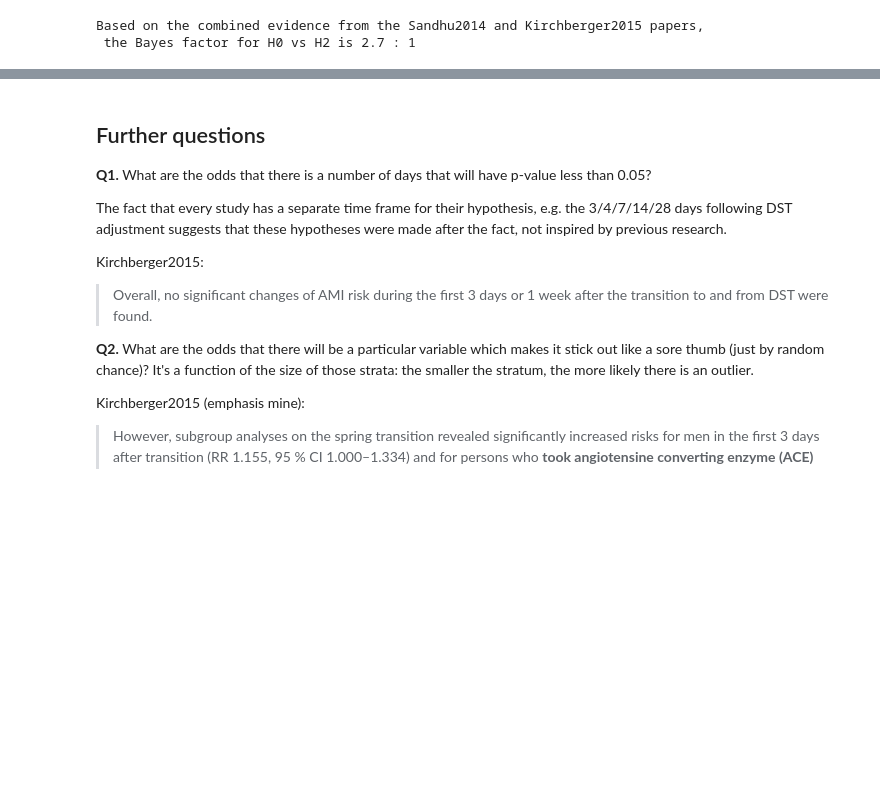
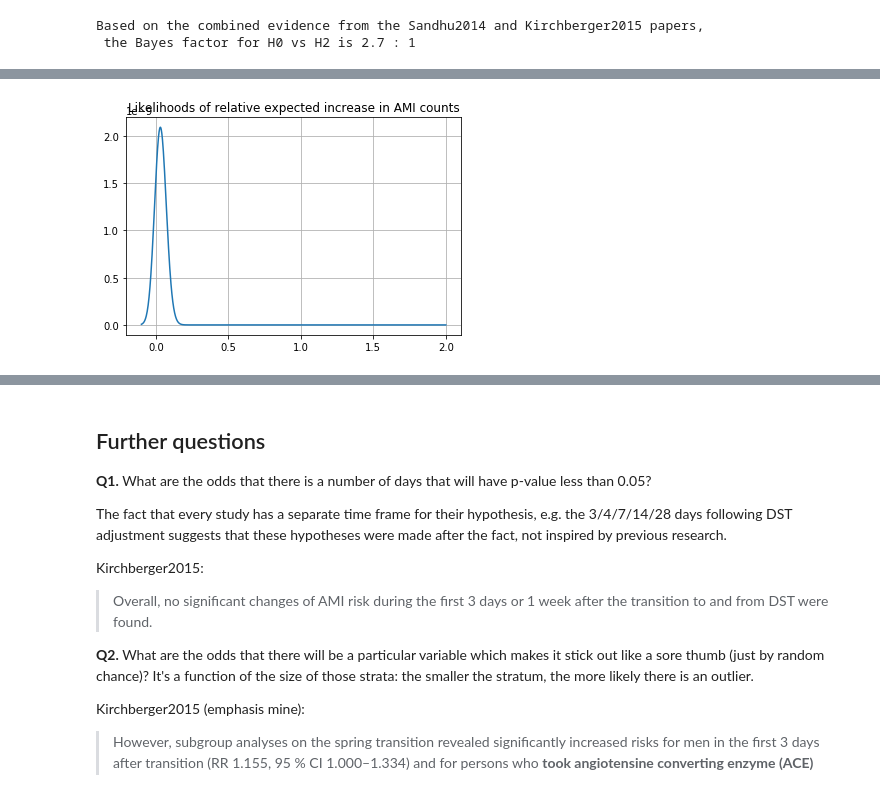
Before and after one commit to treszkai/BayesianScience, a Jupyter notebook: DST vs AMI.ipynb, the cells around one changed output, grey strips where cells are left out. Cells and saved outputs as stored; diff of their text form; code cells hidden in the pictures; blank space fills up the shorter version.

```diff
--- a/DST vs AMI.ipynb
+++ b/DST vs AMI.ipynb
@@ -365,0 +416,8 @@ TODO: evaluate how sensitive are the marginal likelihoods to the choice of prior
+# %%
+likelihood = model.likelihood(data[paper]['obs'])
+plt.plot(model.param_space, likelihood)
+plt.title('Likelihoods of relative expected increase in AMI counts')
+plt.grid(True)
+plt.show()
+# %% [output]
+[figure, added]
```
Also changed, not shown: parts of 35 cells of this notebook, 10 other files.
